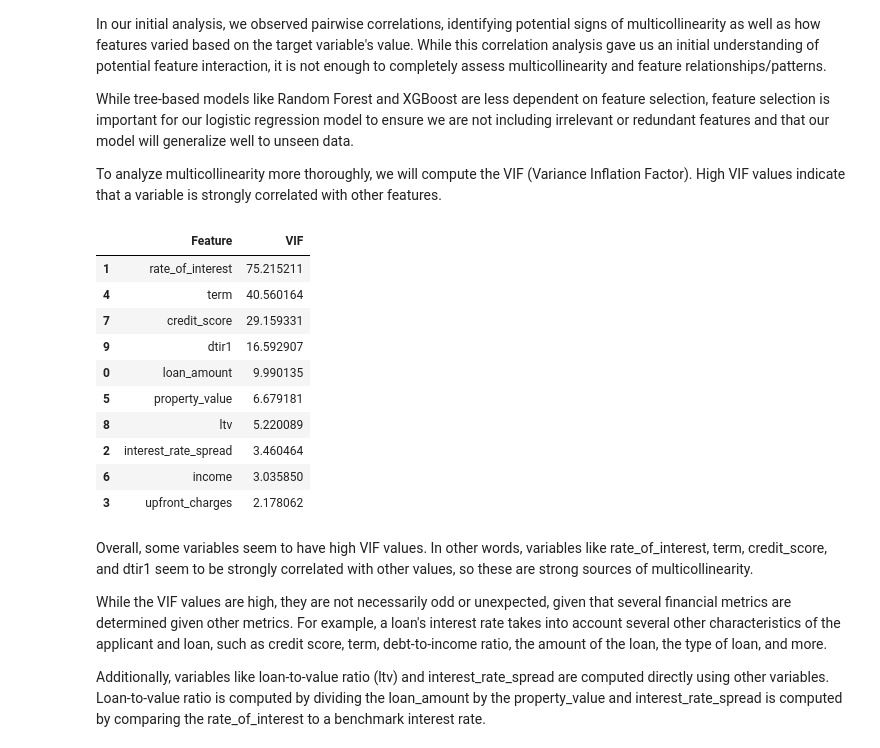
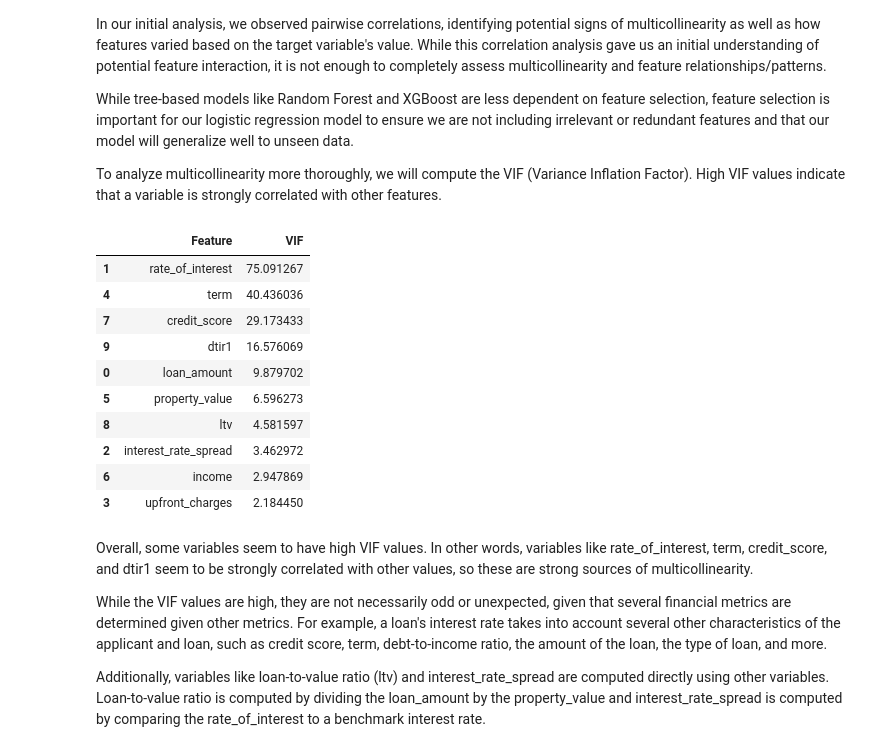
Before and after one commit to vaishnavi-nibh/loandefaultprediction, a Jupyter notebook: notebooks/02_model-development.ipynb, the cells around one changed output. Saved outputs shown, nothing was run; the diff lists cells and outputs as text; code cells hidden in the pictures.

```diff
--- a/notebooks/02_model-development.ipynb
+++ b/notebooks/02_model-development.ipynb
@@ -338 +316,23 @@ for col in categorical_cols:
+# %%
+X = df.drop(columns="status")
+y = df["status"] #y is the target variable
+
+numerical_cols = X.select_dtypes(include="number").columns #selecting the numerical columns in the feature dataframe X (does not include status)
+categorical_cols = X.select_dtypes(include="object").columns
+# %%
+#we only want to impute the missing values in the train and test splits using the median (numerical) and mode (categorical) from the train split.
+from sklearn.model_selection import train_test_split
+X_train, X_test, y_train, y_test = train_test_split(X, y, test_size=0.2, random_state=42, stratify=y)
+
+from sklearn.impute import SimpleImputer
+
+#now we use simple imputer to impute using the median for numerical columns of the training data
+imputer = SimpleImputer(strategy="median")
+X_train[numerical_cols] = imputer.fit_transform(X_train[numerical_cols]) #note we used fit_transform because we are calculating the median of the training set and then applying that to the training set
+X_test[numerical_cols] = imputer.transform(X_test[numerical_cols])
+
+#using simple imputer to impute using the mode for categorical columns of the training data
+imputer = SimpleImputer(strategy="most_frequent")
+X_train[categorical_cols] = imputer.fit_transform(X_train[categorical_cols])
+X_test[categorical_cols] = imputer.transform(X_test[categorical_cols])
 # %%
@@ -373,32 +393,32 @@ To analyze multicollinearity more thoroughly, we will compute the VIF (Variance
 # %%
 from statsmodels.stats.outliers_influence import variance_inflation_factor
 import pandas as pd
 
 #VIF is only calculated for numerical columns
-#X represents the feature variables
-X = df_cleaned.drop(columns="status").select_dtypes(include=["number"])
+#X represents the feature variables, X_train contains the rows in the training set (after train-test split)
+X_vif = X_train.select_dtypes(include="number")
 
 vif = pd.DataFrame()
-vif["Feature"] = X.columns
+vif["Feature"] = X_vif.columns
 vif["VIF"] = [
-    variance_inflation_factor(X.values, i) #X.values converts the dataframe into a numpy array for variance_inflation_factor
-    for i in range(X.shape[1]) #X.shape gives number of rows and columns in the dataframe, we want the number of columns because we are looping through the numerical columns
+    variance_inflation_factor(X_vif.values, i) #X.values converts the dataframe into a numpy array for variance_inflation_factor
+    for i in range(X_vif.shape[1]) #X.shape gives number of rows and columns in the dataframe, we want the number of columns because we are looping through the numerical columns
 ]
 
 #sorting so that the top VIF columns are at the top
 vif.sort_values(by="VIF", ascending=False)
 # %% [output]
 |  | Feature | VIF |
-| 1 | rate_of_interest | 75.215211 |
-| 4 | term | 40.560164 |
-| 7 | credit_score | 29.159331 |
-| 9 | dtir1 | 16.592907 |
-| 0 | loan_amount | 9.990135 |
-| 5 | property_value | 6.679181 |
-| 8 | ltv | 5.220089 |
-| 2 | interest_rate_spread | 3.460464 |
-| 6 | income | 3.035850 |
-| 3 | upfront_charges | 2.178062 |
+| 1 | rate_of_interest | 75.091267 |
+| 4 | term | 40.436036 |
+| 7 | credit_score | 29.173433 |
+| 9 | dtir1 | 16.576069 |
+| 0 | loan_amount | 9.879702 |
+| 5 | property_value | 6.596273 |
+| 8 | ltv | 4.581597 |
+| 2 | interest_rate_spread | 3.462972 |
+| 6 | income | 2.947869 |
+| 3 | upfront_charges | 2.184450 |
 # %% [markdown]
 Overall, some variables seem to have high VIF values. In other words, variables like rate_of_interest, term, credit_score, and dtir1 seem to be strongly correlated with other values, so these are strong sources of multicollinearity.
 
```
Also changed, not shown: parts of 85 cells of this notebook.
